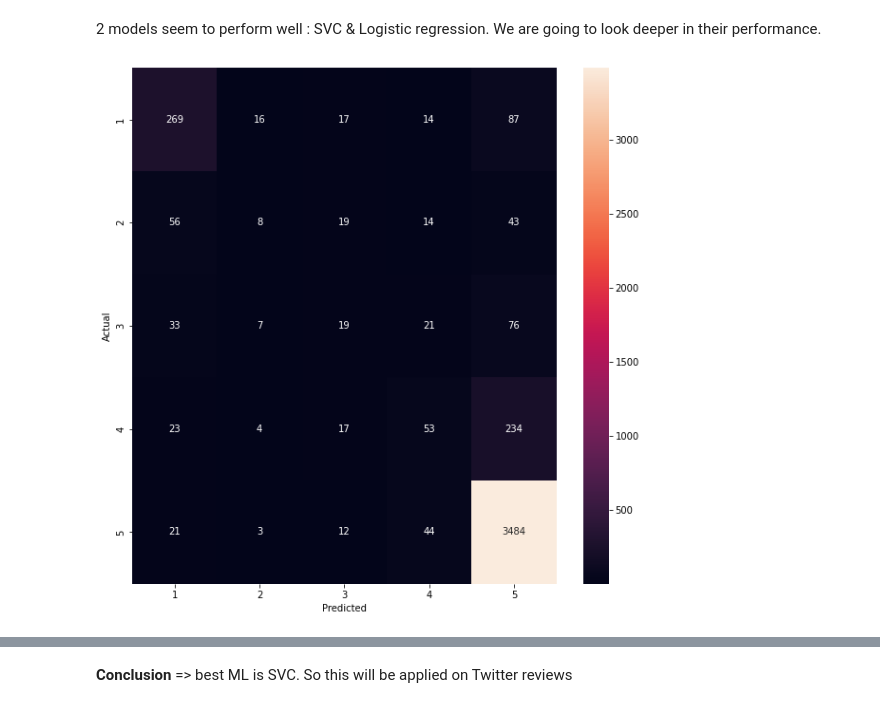
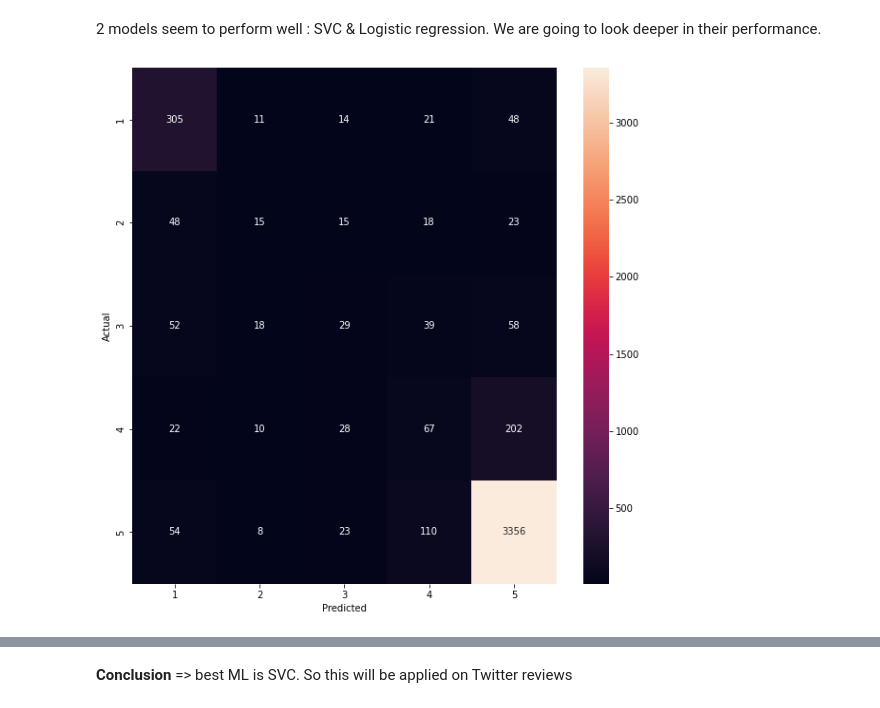
Before and after one commit to roxane-data/project_appreview, a Jupyter notebook: Step2_Classification.ipynb, the cells around one changed output, grey strips where cells are left out. Saved outputs shown, nothing was run; the diff lists cells and outputs as text; code cells hidden in the pictures.

```diff
--- a/Step2_Classification.ipynb
+++ b/Step2_Classification.ipynb
@@ -545,0 +590,12 @@ labels_5star = df_5star['rating']
+# %%
+# creation of a 'to_delete' variable storing the 10000 samples of 5* reviews
+to_delete = np.random.choice(np.where(y_train==5)[0],10000)
+# %%
+# creation of a 'to_keep' variable storing the reviews to be kept
+to_keep = set(range(len(X_train))) - set(to_delete)
+# %%
+# storing the reshaped data in X_train_bis based on the 'to_keep' variable containing the sample to be kept
+X_train_bis = X_train[list(to_keep),:]
+# %%
+# storing the corresponding y of reshaped data in y_train_bis, based on the 'to_keep' variable containing the sample to be kept
+y_train_bis = np.array(y_train)[list(to_keep)]
@@ -778,24 +839,24 @@ Name: accuracy, dtype: float64
 We are going to look deeper in their performance.
 # %%
 model = LinearSVC()
-X_train, X_test, y_train, y_test, indices_train, indices_test = train_test_split(features_prep, labels_prep, df_prep.index, test_size=0.2, random_state=0)
-model.fit(X_train, y_train)
+#X_train, X_test, y_train, y_test, indices_train, indices_test = train_test_split(X_train_bis, y_train_bis, df_test1.index, test_size=0.2, random_state=0)
+model.fit(X_train_bis, y_train_bis)
 y_pred = model.predict(X_test)
 
-X_train, X_val, y_train, y_val, indices_train, indices_val = train_test_split(features_prep, labels_prep, df_prep.index, test_size=0.2, random_state=0)
-model.fit(X_train, y_train)
-y_pred = model.predict(X_val)
+#X_train, X_val, y_train, y_val, indices_train, indices_val = train_test_split(features_prep, labels_prep, df_prep.index, test_size=0.2, random_state=0)
+#model.fit(X_train, y_train)
+#y_pred = model.predict(X_val)
 
 #from sklearn.metrics import confusion_matrix
 conf_mat = confusion_matrix(y_test, y_pred)
 fig, ax = plt.subplots(figsize=(10,10))
 sns.heatmap(conf_mat, annot=True, fmt='d',
             xticklabels=rating1_df['rating'].values, yticklabels=rating1_df['rating'].values)
 plt.ylabel('Actual')
 plt.xlabel('Predicted')
 plt.show()
 # %% [output]
-[figure, old version]
+[figure, new version]
 # %%
 print(classification_report(y_test, y_pred))
 # %% [output]
```
Also changed, not shown: parts of 67 cells of this notebook.
